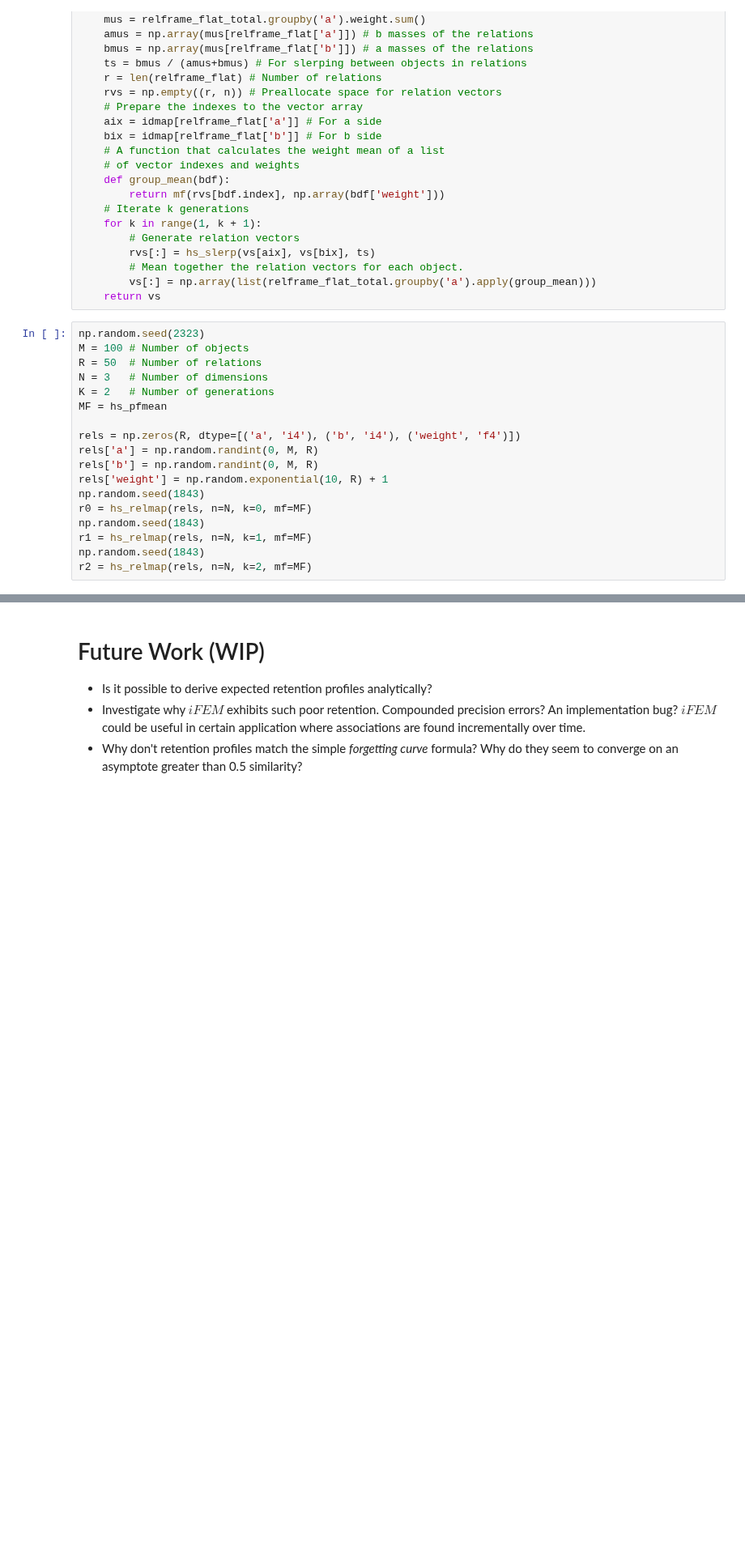
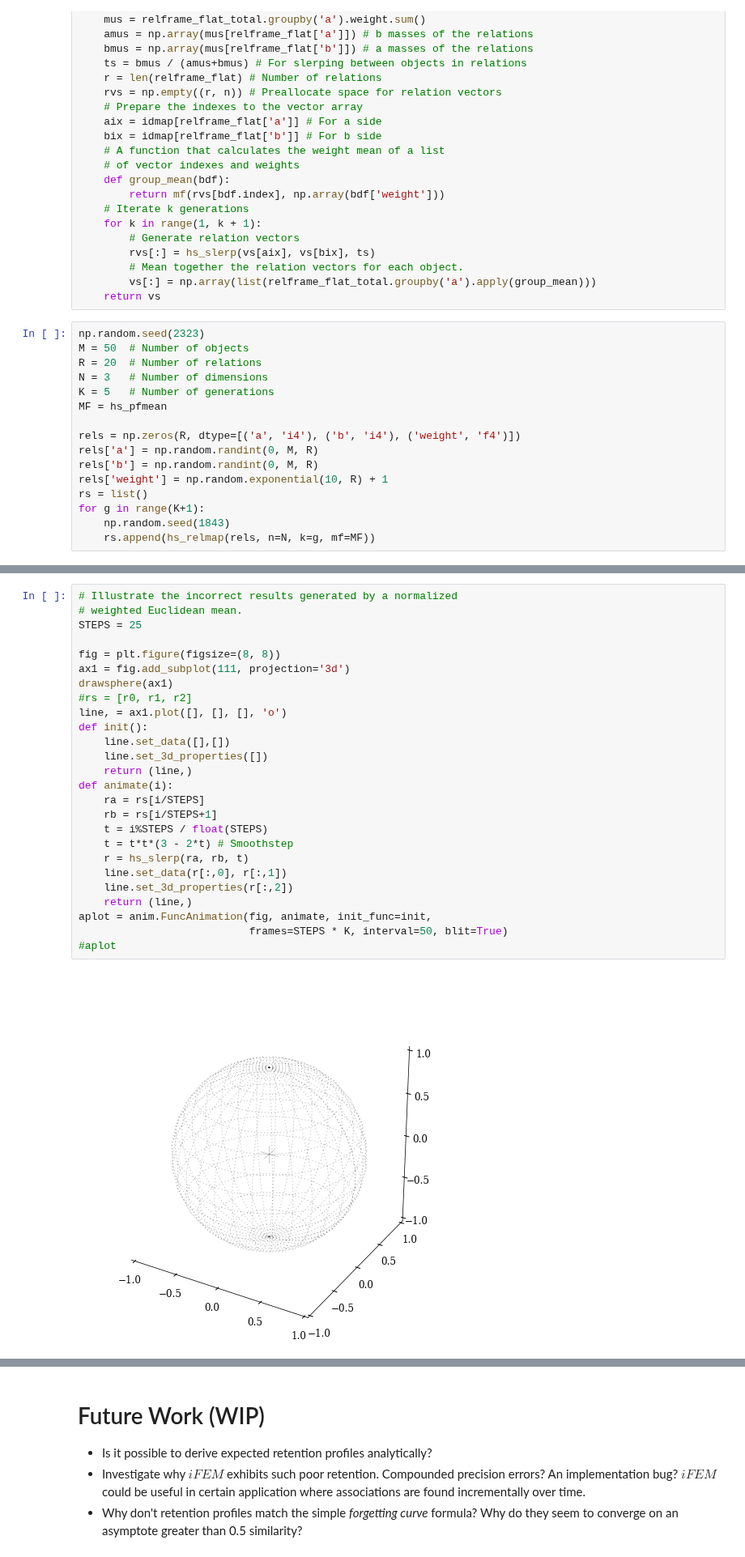
Before and after one commit to sagland/vecassoc, a Jupyter notebook: notebooks/vecassoc.ipynb, the cells around one changed output, grey strips where cells are left out. Shown at 81% size. Cells and saved outputs as stored; diff of their text form; blank space fills up the shorter version.

Commit message:
Experimenting with animated plots to visualise algorithm.

```diff
--- a/notebooks/vecassoc.ipynb
+++ b/notebooks/vecassoc.ipynb
@@ -964,19 +966,17 @@ def hs_relmap(rels, n=3, k=2, history=False, mf=hs_pfmean):
     return vs
 # %%
 np.random.seed(2323)
-M = 100 # Number of objects
-R = 50  # Number of relations
+M = 50  # Number of objects
+R = 20  # Number of relations
 N = 3   # Number of dimensions
-K = 2   # Number of generations
+K = 5   # Number of generations
 MF = hs_pfmean
 
 rels = np.zeros(R, dtype=[('a', 'i4'), ('b', 'i4'), ('weight', 'f4')])
 rels['a'] = np.random.randint(0, M, R)
 rels['b'] = np.random.randint(0, M, R)
 rels['weight'] = np.random.exponential(10, R) + 1
-np.random.seed(1843)
-r0 = hs_relmap(rels, n=N, k=0, mf=MF)
-np.random.seed(1843)
-r1 = hs_relmap(rels, n=N, k=1, mf=MF)
-np.random.seed(1843)
-r2 = hs_relmap(rels, n=N, k=2, mf=MF)
+rs = list()
+for g in range(K+1):
+    np.random.seed(1843)
+    rs.append(hs_relmap(rels, n=N, k=g, mf=MF))
@@ -994,0 +983,28 @@ plt.show()
+# %%
+# Illustrate the incorrect results generated by a normalized
+# weighted Euclidean mean.
+STEPS = 25
+
+fig = plt.figure(figsize=(8, 8))
+ax1 = fig.add_subplot(111, projection='3d')
+drawsphere(ax1)
+#rs = [r0, r1, r2]
+line, = ax1.plot([], [], [], 'o')
+def init():
+    line.set_data([],[])
+    line.set_3d_properties([])
+    return (line,)
+def animate(i):
+    ra = rs[i/STEPS]
+    rb = rs[i/STEPS+1]
+    t = i%STEPS / float(STEPS)
+    t = t*t*(3 - 2*t) # Smoothstep
+    r = hs_slerp(ra, rb, t)
+    line.set_data(r[:,0], r[:,1])
+    line.set_3d_properties(r[:,2])
+    return (line,)
+aplot = anim.FuncAnimation(fig, animate, init_func=init,
+                           frames=STEPS * K, interval=50, blit=True)
+#aplot
+# %% [output]
+[figure, added]
```
Also changed, not shown: parts of 3 cells of this notebook.
